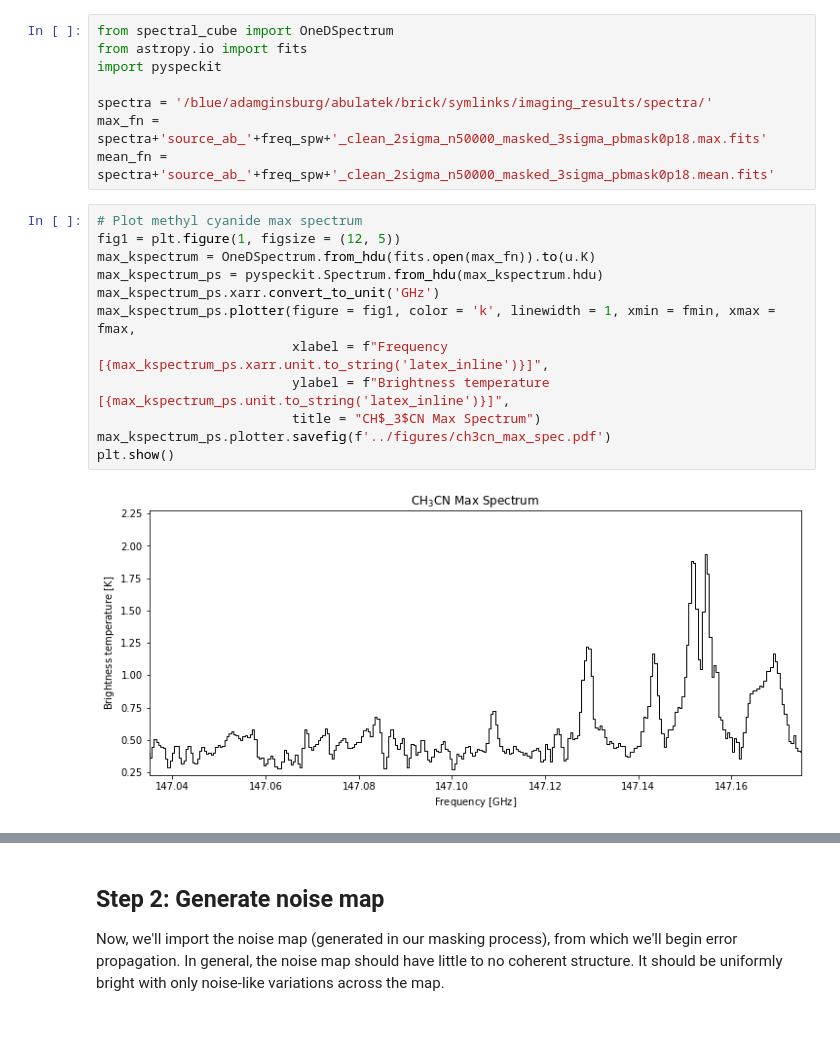
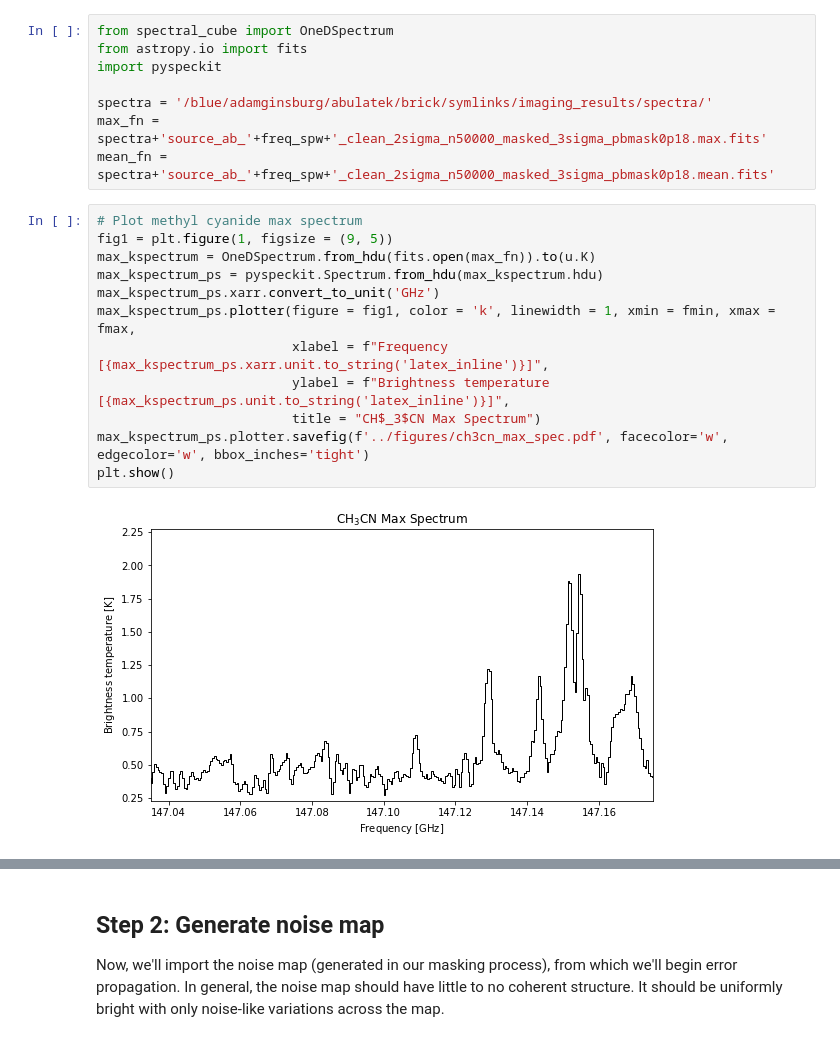
Before and after one commit to abulatek/brick, a Jupyter notebook: first_results/temperature_map/ProcessingTutorial.ipynb, the cells around one changed output, grey strips where cells are left out. Cells and saved outputs as stored; diff of their text form.

Commit message:
Fixed synthetic spectrum indices and changed aspect ratio on max spec

```diff
--- a/first_results/temperature_map/ProcessingTutorial.ipynb
+++ b/first_results/temperature_map/ProcessingTutorial.ipynb
@@ -74,17 +74,17 @@ max_fn = spectra+'source_ab_'+freq_spw+'_clean_2sigma_n50000_masked_3sigma_pbmas
 mean_fn = spectra+'source_ab_'+freq_spw+'_clean_2sigma_n50000_masked_3sigma_pbmask0p18.mean.fits'
 # %%
 # Plot methyl cyanide max spectrum
-fig1 = plt.figure(1, figsize = (12, 5))
+fig1 = plt.figure(1, figsize = (9, 5))
 max_kspectrum = OneDSpectrum.from_hdu(fits.open(max_fn)).to(u.K)
 max_kspectrum_ps = pyspeckit.Spectrum.from_hdu(max_kspectrum.hdu)
 max_kspectrum_ps.xarr.convert_to_unit('GHz')
 max_kspectrum_ps.plotter(figure = fig1, color = 'k', linewidth = 1, xmin = fmin, xmax = fmax,
                          xlabel = f"Frequency [{max_kspectrum_ps.xarr.unit.to_string('latex_inline')}]",
                          ylabel = f"Brightness temperature [{max_kspectrum_ps.unit.to_string('latex_inline')}]",
                          title = "CH$_3$CN Max Spectrum")
-max_kspectrum_ps.plotter.savefig(f'../figures/ch3cn_max_spec.pdf')
+max_kspectrum_ps.plotter.savefig(f'../figures/ch3cn_max_spec.pdf', facecolor='w', edgecolor='w', bbox_inches='tight')
 plt.show()
 # %% [output]
-[figure, old version]
+[figure, new version]
 # %%
 # Plot methyl cyanide mean spectrum
```
Also changed, not shown: parts of 5 cells of this notebook, 5 other files.
